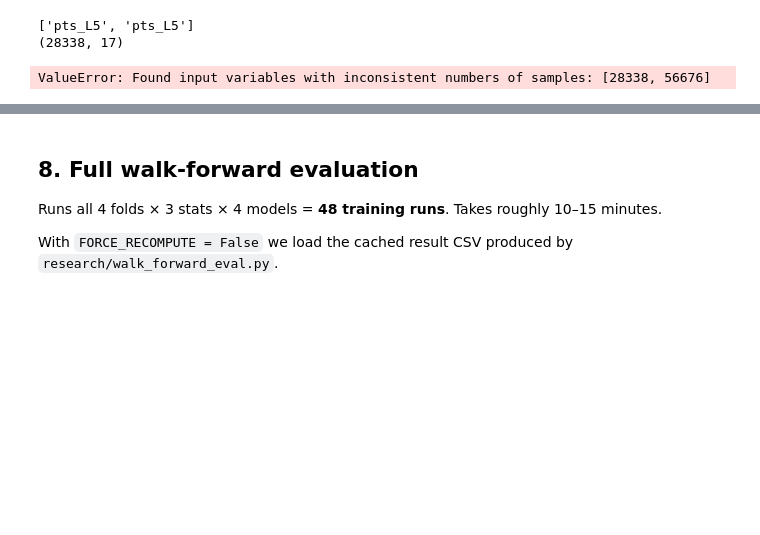
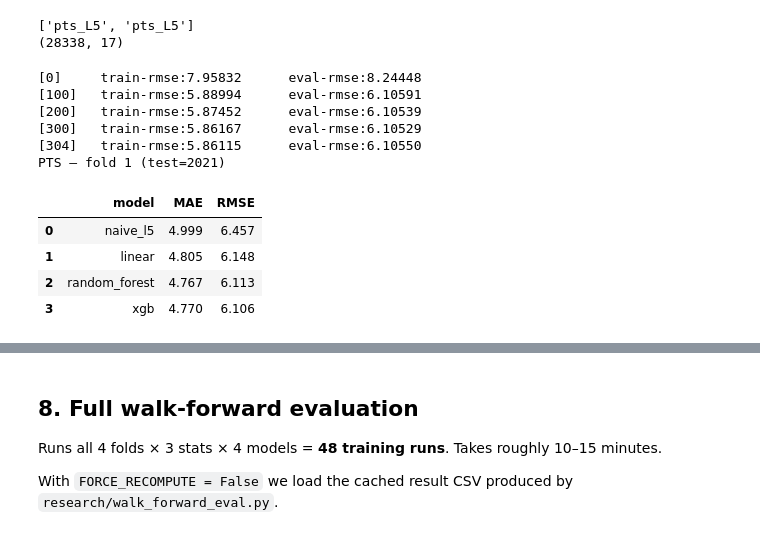
Before and after one commit to andomo3/nbaPropsPrediction, a Jupyter notebook: research/nba_prop_prediction_walkthrough.ipynb, the cells around one changed output, grey strips where cells are left out. Cells and saved outputs as stored; diff of their text form; code cells hidden in the pictures; blank space fills up the shorter version.

```diff
--- a/research/nba_prop_prediction_walkthrough.ipynb
+++ b/research/nba_prop_prediction_walkthrough.ipynb
@@ -328,37 +328,55 @@ print(te.shape)
 ['pts_L5', 'pts_L5']
 (28338, 17)
 # %%
+# Deduplicate columns — opponent-defense merge can leave duplicate column names
+tr = tr.loc[:, ~tr.columns.duplicated()].copy()
+te = te.loc[:, ~te.columns.duplicated()].copy()
+
+# Recompute X arrays from deduped frames so feature count matches feats
+X_tr = tr[feats].values.astype(np.float32)
+X_te = te[feats].values.astype(np.float32)
+
 # --- Naive L5 ---
 naive_pred = te["pts_L5"].to_numpy().ravel().astype(np.float32)
 naive_mae, naive_rmse = _mae_rmse(y_te, naive_pred)
 
 # --- Linear Regression ---
 lr = LinearRegression().fit(X_tr, y_tr)
 lr_pred = lr.predict(X_te)
 lr_mae, lr_rmse = _mae_rmse(y_te, lr_pred)
 
 # --- Random Forest (smaller for notebook speed) ---
 rf = RandomForestRegressor(
     n_estimators=100, max_depth=10, min_samples_leaf=5,
     n_jobs=-1, random_state=42,
 ).fit(X_tr, y_tr)
 rf_pred = rf.predict(X_te)
 rf_mae, rf_rmse = _mae_rmse(y_te, rf_pred)
 
 # --- XGBoost ---
 xgb_model, xgb_metrics = train_xgboost_regression(X_tr, y_tr, X_te, y_te, feats)
 xgb_pred = xgb_model.predict(xgb.DMatrix(X_te, feature_names=feats))
 xgb_mae, xgb_rmse = xgb_metrics["test"]["mae"], xgb_metrics["test"]["rmse"]
 
 results = pd.DataFrame({
     "model": ["naive_l5", "linear", "random_forest", "xgb"],
     "MAE":   [naive_mae, lr_mae, rf_mae, xgb_mae],
     "RMSE":  [naive_rmse, lr_rmse, rf_rmse, xgb_rmse],
 }).round(3)
 print("PTS — fold 1 (test=2021)")
 results
 # %% [output]
-ValueError: Found input variables with inconsistent numbers of samples: [28338, 56676]
+[0]     train-rmse:7.95832      eval-rmse:8.24448
+[100]   train-rmse:5.88994      eval-rmse:6.10591
+[200]   train-rmse:5.87452      eval-rmse:6.10539
+[300]   train-rmse:5.86167      eval-rmse:6.10529
+[304]   train-rmse:5.86115      eval-rmse:6.10550
+PTS — fold 1 (test=2021)
+|  | model | MAE | RMSE |
+| 0 | naive_l5 | 4.999 | 6.457 |
+| 1 | linear | 4.805 | 6.148 |
+| 2 | random_forest | 4.767 | 6.113 |
+| 3 | xgb | 4.770 | 6.106 |
 # %%
 # XGBoost predicted vs actual on the 2021 test set
 fig, ax = plt.subplots(figsize=(6, 6))
```
Also changed, not shown: parts of 10 cells of this notebook, 7 other files.
